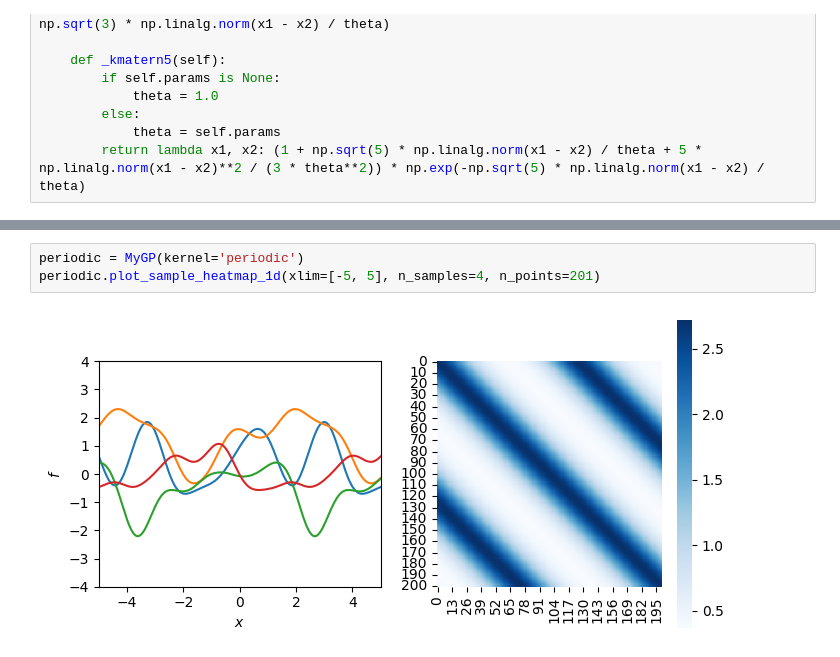
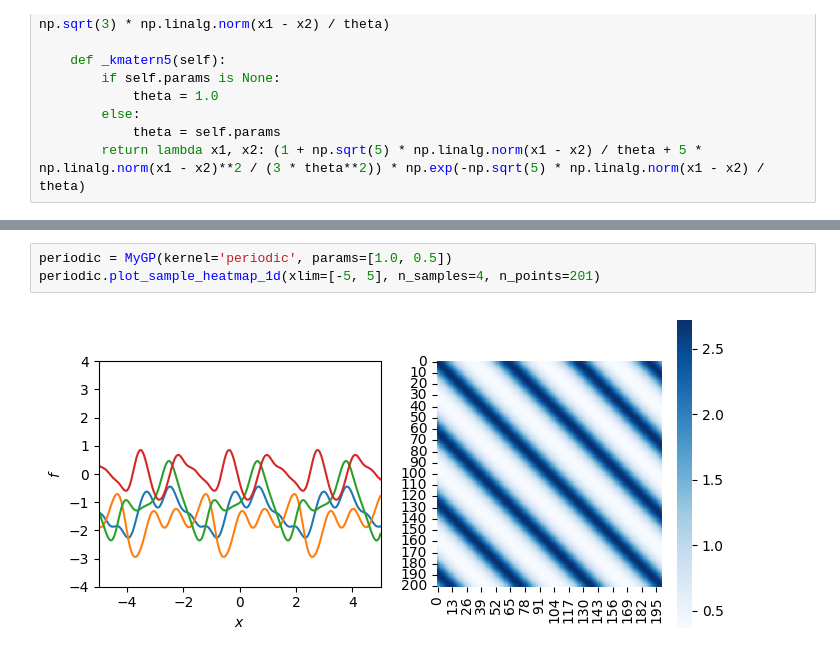
Before and after one commit to skmyng/gpr, a Jupyter notebook: chap3_1-3.ipynb, the cells around one changed output, grey strips where cells are left out. Saved outputs shown, nothing was run; the diff lists cells and outputs as text.

```diff
--- a/chap3_1-3.ipynb
+++ b/chap3_1-3.ipynb
@@ -282,8 +282,8 @@ exp.plot_sample_heatmap_1d(xlim=[-5, 5], n_samples=4, n_points=201)
 # %%
-periodic = MyGP(kernel='periodic')
+periodic = MyGP(kernel='periodic', params=[1.0, 0.5])
 periodic.plot_sample_heatmap_1d(xlim=[-5, 5], n_samples=4, n_points=201)
 # %% [output]
-[figure, old version]
+[figure, new version]
 # %%
 matern3 = MyGP(kernel='matern3')
 matern3.plot_sample_heatmap_1d(xlim=[-5, 5], n_samples=4, n_points=201)
```
Also changed, not shown: parts of 11 cells of this notebook, 1 other file.
